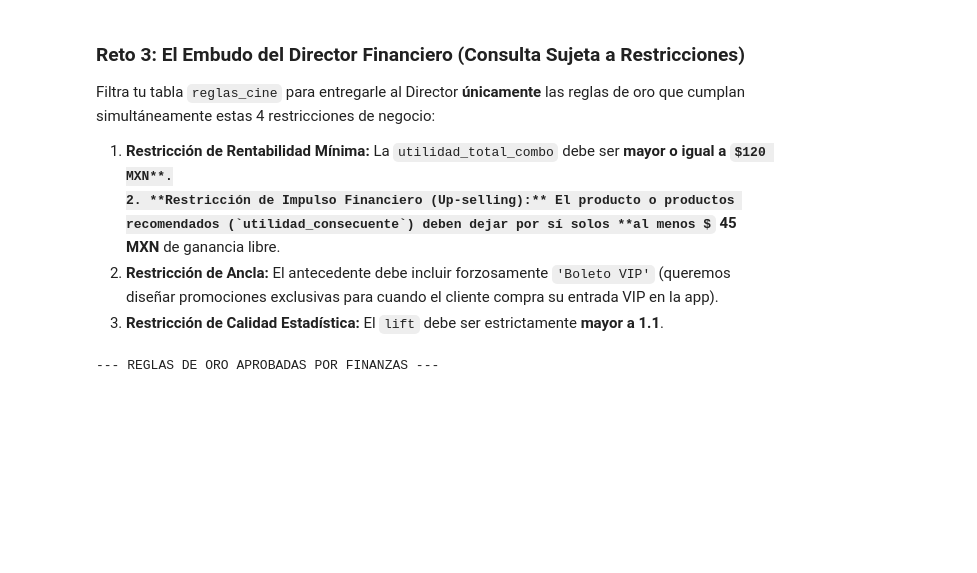
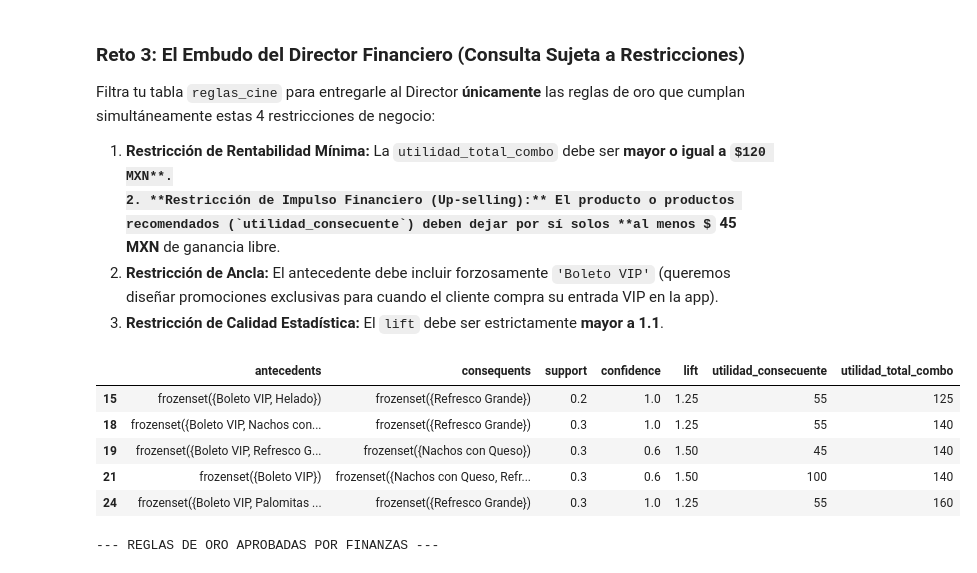
Before and after one commit to mricardo89/data-mining, a Jupyter notebook: Unit-IV/03-Constraints_class.ipynb, the cells around one changed output. Cells and saved outputs as stored; diff of their text form; code cells hidden in the pictures; some formulas as TeX source; blank space fills up the shorter version.

```diff
--- a/Unit-IV/03-Constraints_class.ipynb
+++ b/Unit-IV/03-Constraints_class.ipynb
@@ -113,12 +133,21 @@ Filtra tu tabla `reglas_cine` para entregarle al Director **únicamente** las re
 4. **Restricción de Calidad Estadística:** El `lift` debe ser estrictamente **mayor a 1.1**.
 # %%
 # ESQUELETO:
-# reglas_oro_vip = reglas_cine[
-#     (Condicion 1) &
-#     (Condicion 2) &
-#     (Condicion 3: usa .apply(lambda x: 'Boleto VIP' in x)) &
-#     (Condicion 4)
-# ]
+reglas_oro_vip = reglas_cine[
+    (reglas_cine["utilidad_total_combo"] >= 120) &
+    (reglas_cine["utilidad_consecuente"] >= 45) &
+    (reglas_cine["antecedents"].apply(lambda x: 'Boleto VIP' in x)) &
+    (reglas_cine["lift"] > 1.1)
+]
+
+display(reglas_oro_vip[["antecedents", "consequents", "support", "confidence", "lift", "utilidad_consecuente", "utilidad_total_combo"]])
+# %% [output]
+|  | antecedents | consequents | support | confidence | lift | utilidad_consecuente | utilidad_total_combo |
+| 15 | frozenset({Boleto VIP, Helado}) | frozenset({Refresco Grande}) | 0.2 | 1.0 | 1.25 | 55 | 125 |
+| 18 | frozenset({Boleto VIP, Nachos con... | frozenset({Refresco Grande}) | 0.3 | 1.0 | 1.25 | 55 | 140 |
+| 19 | frozenset({Boleto VIP, Refresco G... | frozenset({Nachos con Queso}) | 0.3 | 0.6 | 1.50 | 45 | 140 |
+| 21 | frozenset({Boleto VIP}) | frozenset({Nachos con Queso, Refr... | 0.3 | 0.6 | 1.50 | 100 | 140 |
+| 24 | frozenset({Boleto VIP, Palomitas ... | frozenset({Refresco Grande}) | 0.3 | 1.0 | 1.25 | 55 | 160 |
 # %%
 reglas_oro_vip = reglas_cine[
     (reglas_cine['utilidad_total_combo'] >= 120) &
```
Also changed, not shown: parts of 3 cells of this notebook, 2 other files.
